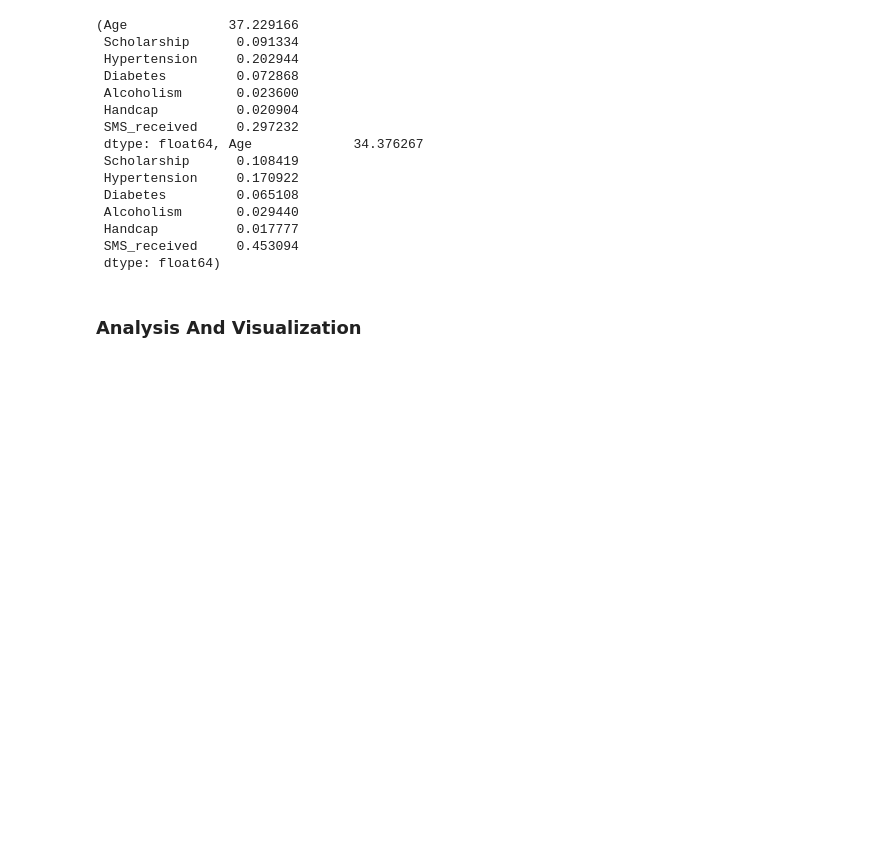
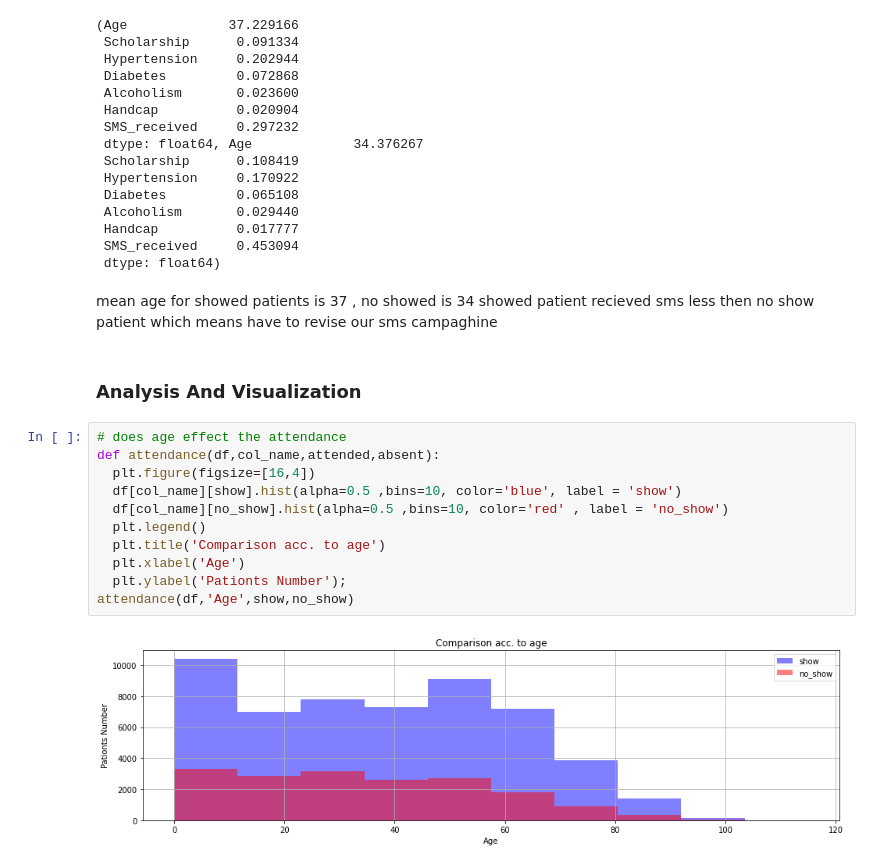
Before and after one commit to Abdellatif-Elfeke/Investigate-a-Dataset, a Jupyter notebook: investigate_a_dataset_template.ipynb, the cells around one changed output. Saved outputs shown, nothing was run; the diff lists cells and outputs as text; blank space fills up the shorter version.

```diff
--- a/investigate_a_dataset_template.ipynb
+++ b/investigate_a_dataset_template.ipynb
@@ -214,5 +244,20 @@ df[show].mean(),df[no_show].mean()
  Handcap          0.017777
  SMS_received     0.453094
  dtype: float64)
+# %% [markdown]
+mean age for showed patients is 37 , no showed is 34 showed patient recieved sms less then no show patient which means have to revise our sms campaghine
 # %% [markdown]
 ### Analysis And Visualization
+# %%
+# does age effect the attendance
+def attendance(df,col_name,attended,absent):
+  plt.figure(figsize=[16,4])
+  df[col_name][show].hist(alpha=0.5 ,bins=10, color='blue', label = 'show')
+  df[col_name][no_show].hist(alpha=0.5 ,bins=10, color='red' , label = 'no_show')
+  plt.legend()
+  plt.title('Comparison acc. to age')
+  plt.xlabel('Age')
+  plt.ylabel('Pationts Number');
+attendance(df,'Age',show,no_show)
+# %% [output]
+[figure, added]
```
Also changed, not shown: parts of 48 cells of this notebook.
